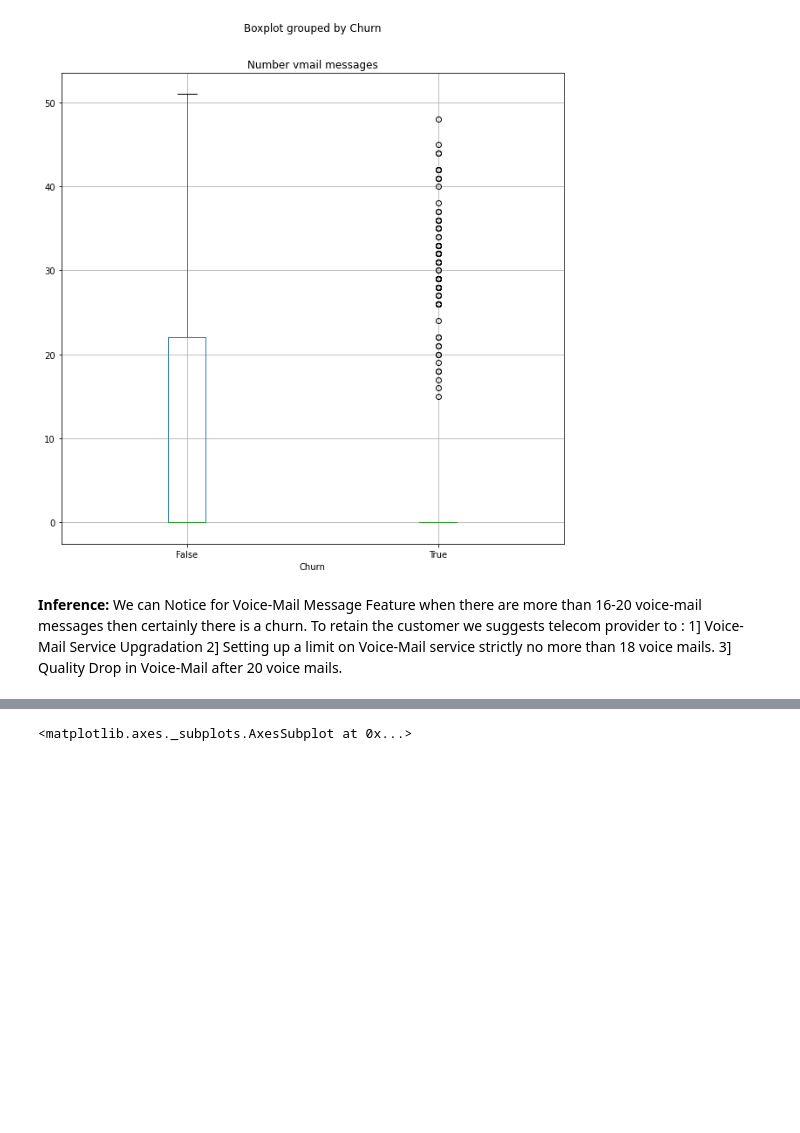
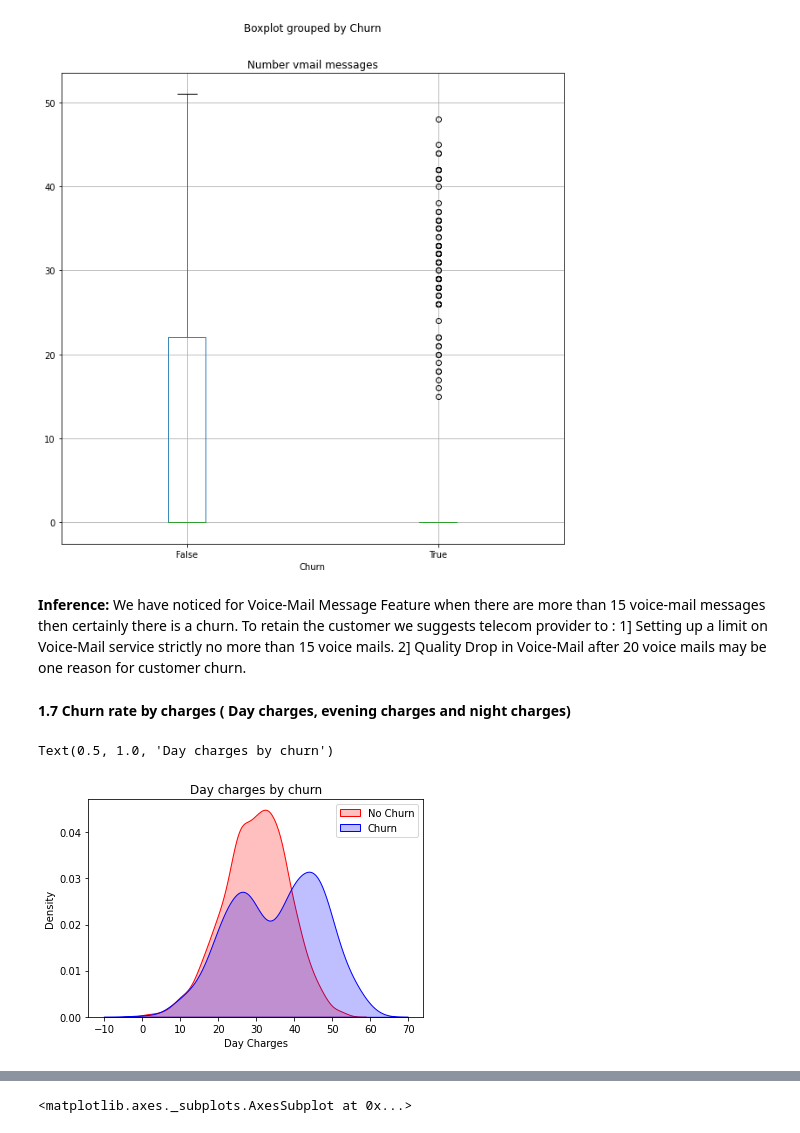
Before and after one commit to mladekar/EDA-Project-Telecom-Churn-Analysis, a Jupyter notebook: Telecom_Churn_Analysis_Capstone_Project.ipynb, the cells around one changed output, grey strips where cells are left out. Saved outputs shown, nothing was run; the diff lists cells and outputs as text; code cells hidden in the pictures; blank space fills up the shorter version.

```diff
--- a/Telecom_Churn_Analysis_Capstone_Project.ipynb
+++ b/Telecom_Churn_Analysis_Capstone_Project.ipynb
@@ -180,7 +234,20 @@ telcom_df.boxplot(column='Number vmail messages', by='Churn', figsize=(10,10))
 <matplotlib.axes._subplots.AxesSubplot at 0x...>
 [figure]
 # %% [markdown]
-**Inference:** We can Notice for Voice-Mail Message Feature when there are more than 16-20 voice-mail messages then certainly there is a churn. To retain the customer we suggests telecom provider to :
-1] Voice-Mail Service Upgradation
-2] Setting up a limit on Voice-Mail service strictly no more than 18 voice mails.
-3] Quality Drop in Voice-Mail after 20 voice mails.
+**Inference:** We have noticed for Voice-Mail Message Feature when there are more than 15 voice-mail messages then certainly there is a churn. To retain the customer we suggests telecom provider to :
+1] Setting up a limit on Voice-Mail service strictly no more than 15 voice mails.
+2] Quality Drop in Voice-Mail after 20 voice mails may be one reason for customer churn.
+# %% [markdown]
+**1.7 Churn rate by charges ( Day charges, evening charges and night charges)**
+# %%
+Mth = sns.kdeplot(telcom_df["Total day charge"][(telcom_df["Churn"] == 0) ],
+                color="Red", shade = True)
+Mth = sns.kdeplot(telcom_df["Total day charge"][(telcom_df["Churn"] == 1) ],
+                ax =Mth, color="Blue", shade= True)
+Mth.legend(["No Churn","Churn"],loc='upper right')
+Mth.set_ylabel('Density')
+Mth.set_xlabel('Day Charges')
+Mth.set_title('Day charges by churn')
+# %% [output]
+Text(0.5, 1.0, 'Day charges by churn')
+[figure, added]
```
Also changed, not shown: parts of 27 cells of this notebook.
